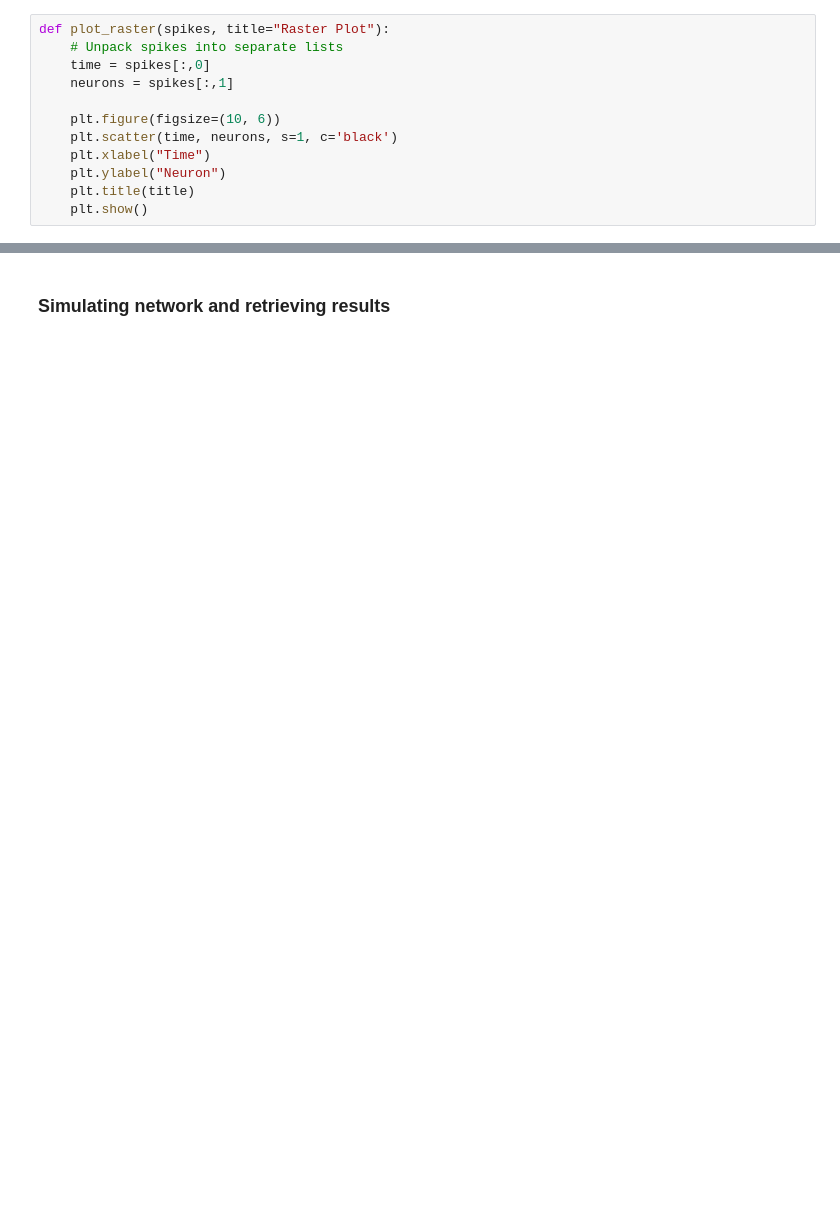
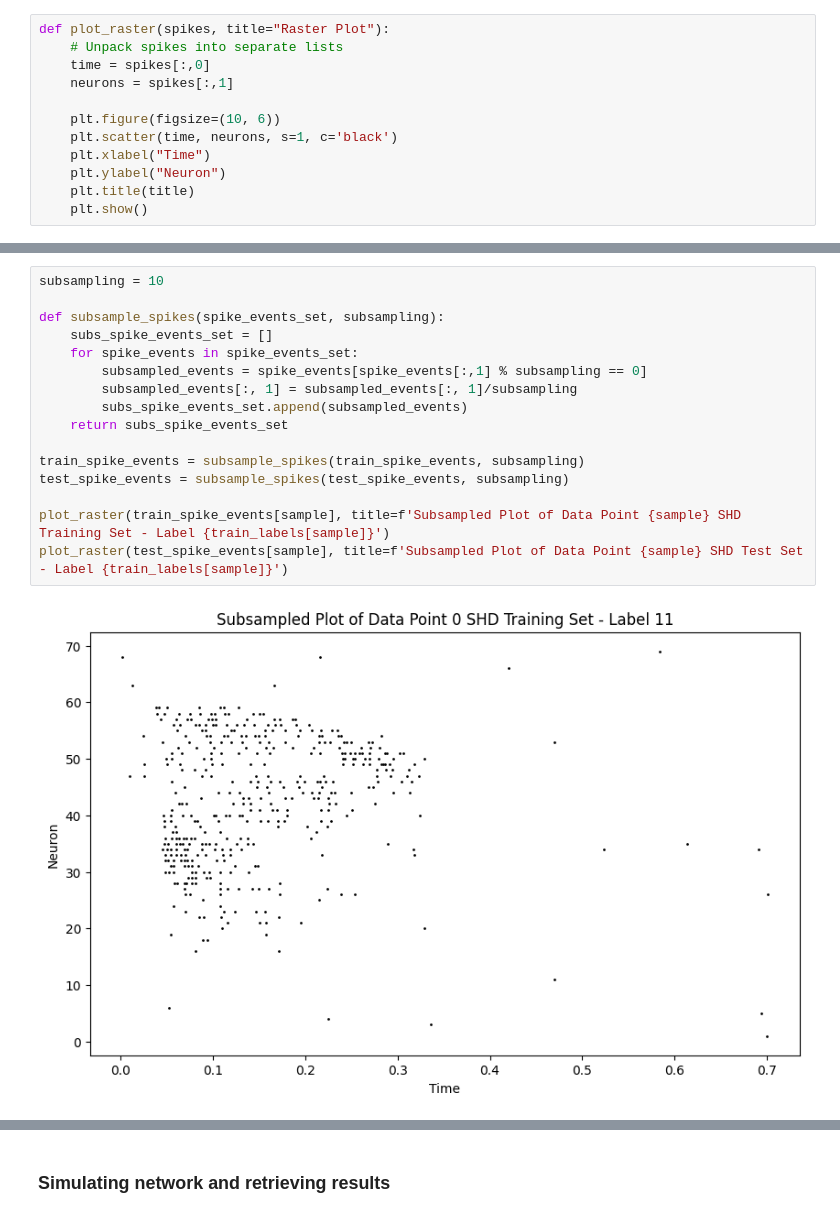
Before and after one commit to Eric-OG/snnblaze, a Jupyter notebook: examples/3-liquid-state-machine.ipynb, the cells around one changed output, grey strips where cells are left out. Cells and saved outputs as stored; diff of their text form; blank space fills up the shorter version.

```diff
--- a/examples/3-liquid-state-machine.ipynb
+++ b/examples/3-liquid-state-machine.ipynb
@@ -226,0 +239,18 @@ plot_raster(train_spike_events[0], title=f'Raster Plot of First SHD Training Sam
+# %%
+subsampling = 10
+
+def subsample_spikes(spike_events_set, subsampling):
+    subs_spike_events_set = []
+    for spike_events in spike_events_set:
+        subsampled_events = spike_events[spike_events[:,1] % subsampling == 0]
+        subsampled_events[:, 1] = subsampled_events[:, 1]/subsampling
+        subs_spike_events_set.append(subsampled_events)
+    return subs_spike_events_set
+
+train_spike_events = subsample_spikes(train_spike_events, subsampling)
+test_spike_events = subsample_spikes(test_spike_events, subsampling)
+
+plot_raster(train_spike_events[sample], title=f'Subsampled Plot of Data Point {sample} SHD Training Set - Label {train_labels[sample]}')
+plot_raster(test_spike_events[sample], title=f'Subsampled Plot of Data Point {sample} SHD Test Set - Label {train_labels[sample]}')
+# %% [output]
+[figure, added]
```
Also changed, not shown: parts of 32 cells of this notebook.
